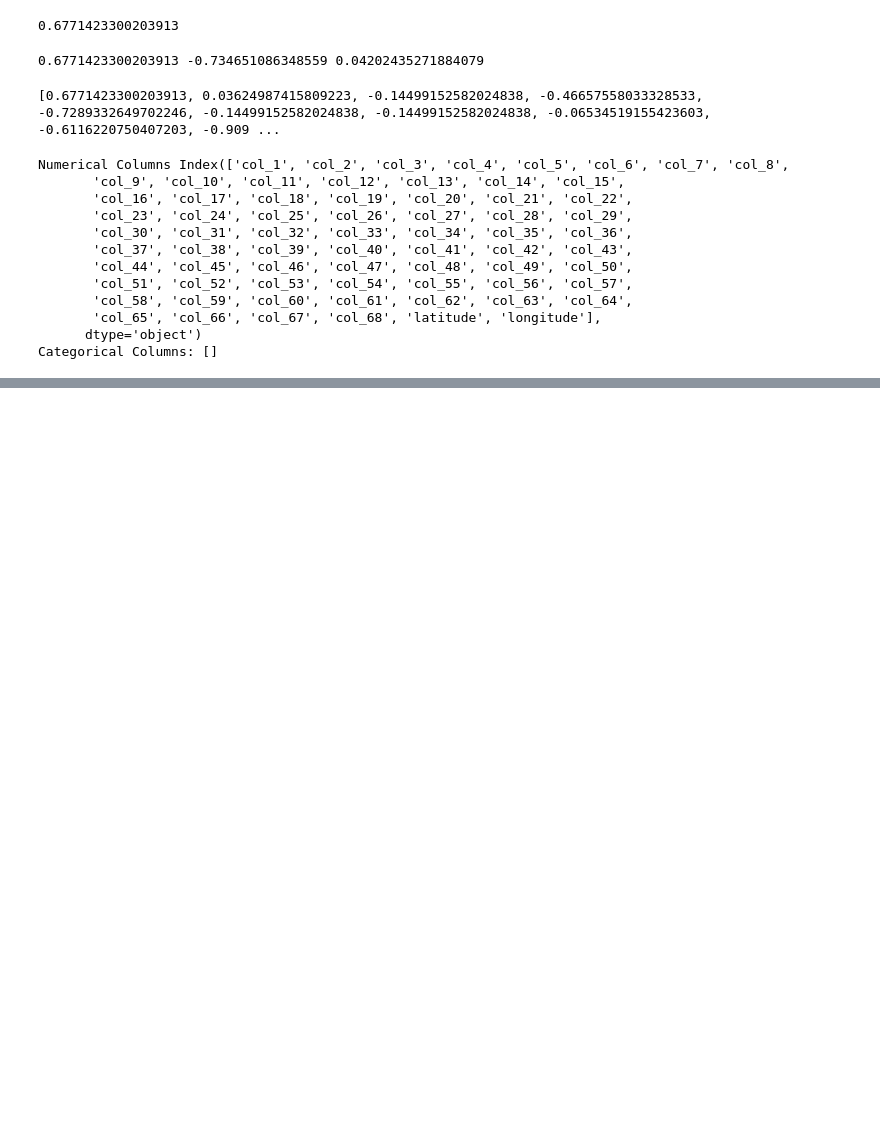
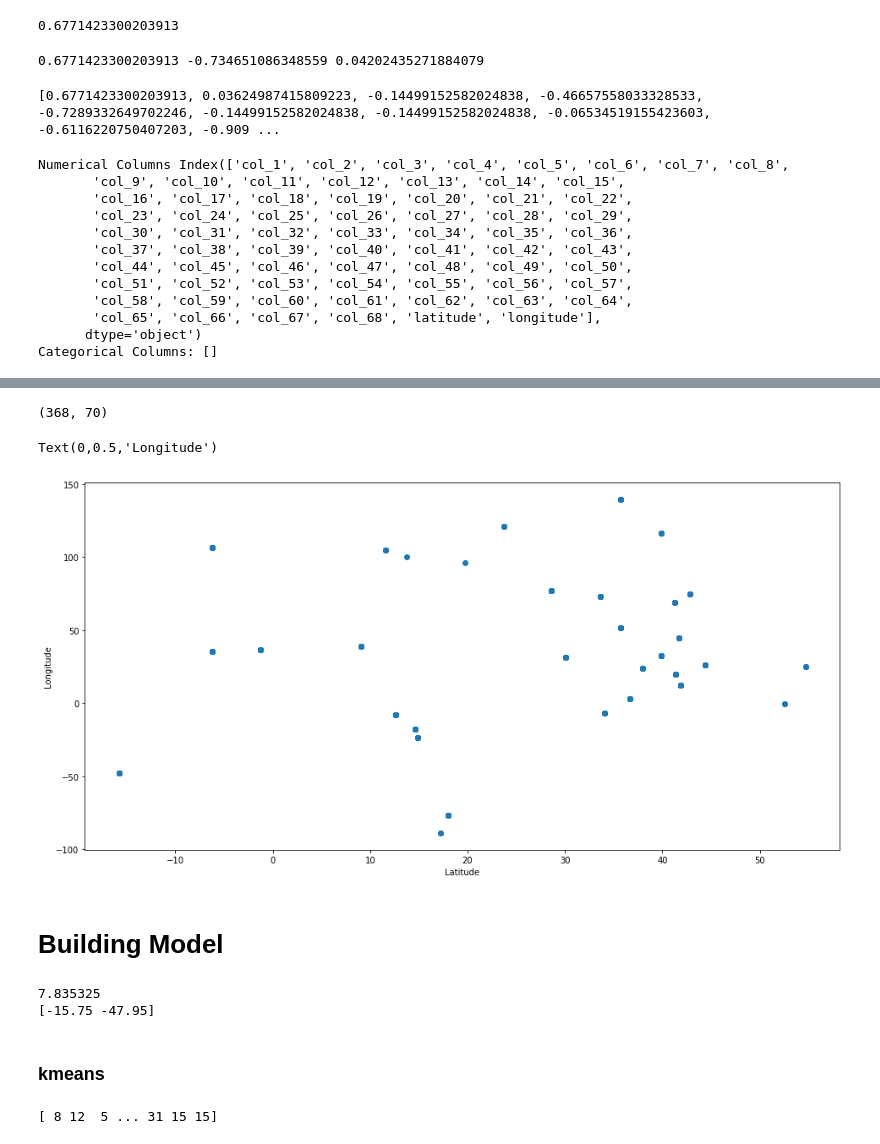
Before and after one commit to NikhilMunna/SDA-dataAnalysis, a Jupyter notebook: Project Analysis.ipynb, the cells around one changed output, grey strips where cells are left out. Cells and saved outputs as stored; diff of their text form; code cells hidden in the pictures; blank space fills up the shorter version.

```diff
--- a/Project Analysis.ipynb
+++ b/Project Analysis.ipynb
@@ -187,0 +253,5 @@ Categorical Columns: []
+# %%
+Q1 = data.quantile(0.25)
+Q3 = data.quantile(0.75)
+IQR = Q3 - Q1
+print(IQR)
@@ -187,0 +297,16 @@ Categorical Columns: []
+# %%
+data_iqr = data[~((data < (Q1 - 1.5 * IQR)) |(data > (Q3 + 1.5 * IQR))).any(axis=1)]
+# %%
+data_iqr.shape
+# %% [output]
+(368, 70)
+# %%
+fig, ax = plt.subplots(figsize=(16,8))
+ax.scatter(data_iqr["latitude"], data_iqr["longitude"])
+ax.set_xlabel('Latitude')
+ax.set_ylabel('Longitude')
+# %% [output]
+Text(0,0.5,'Longitude')
+[figure, added]
+# %% [markdown]
+# Building Model
@@ -187,0 +321,19 @@ Categorical Columns: []
+# %%
+print(X[0 ,1])
+print(y[0 ,0:2])
+# %% [output]
+7.835325
+[-15.75 -47.95]
+# %% [markdown]
+### kmeans
+# %%
+n_clusters = 33
+kmeans = KMeans(n_clusters=n_clusters, max_iter = 500, algorithm='full')
+kmeans = kmeans.fit(y)
+labels = kmeans.predict(y)
+
+centroids = kmeans.cluster_centers_
+# print(centroids)
+print(labels)
+# %% [output]
+[ 8 12  5 ... 31 15 15]
```
Also changed, not shown: parts of 21 cells of this notebook.
